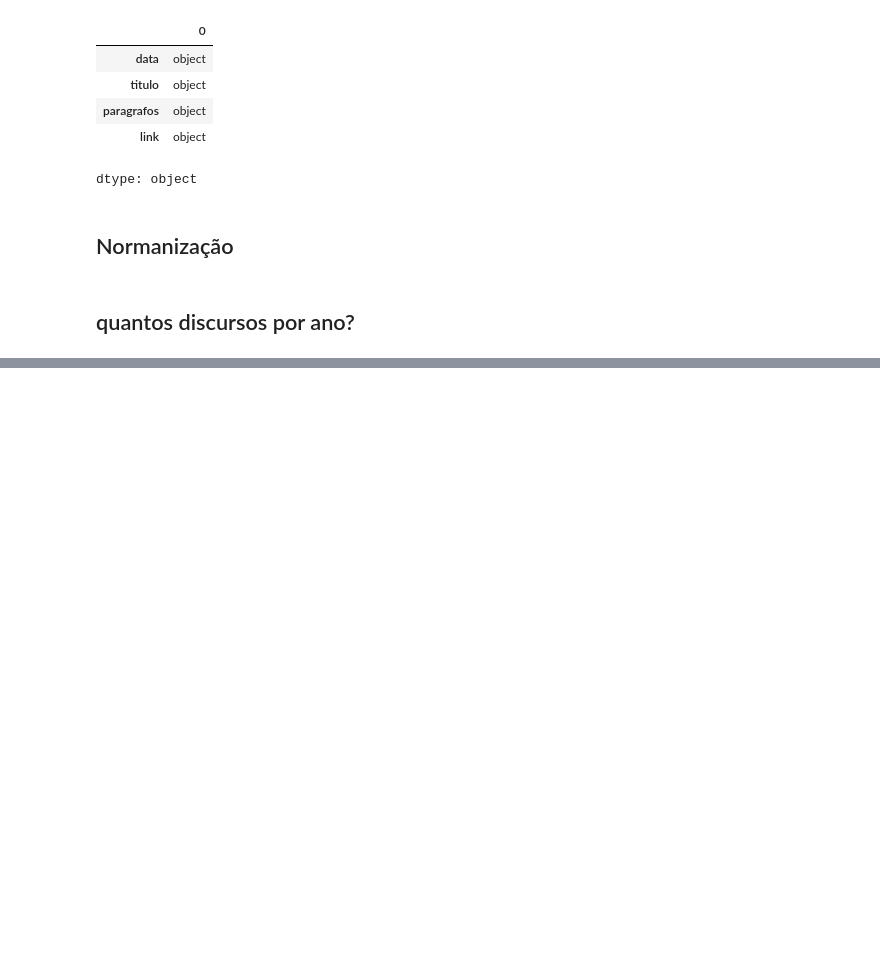
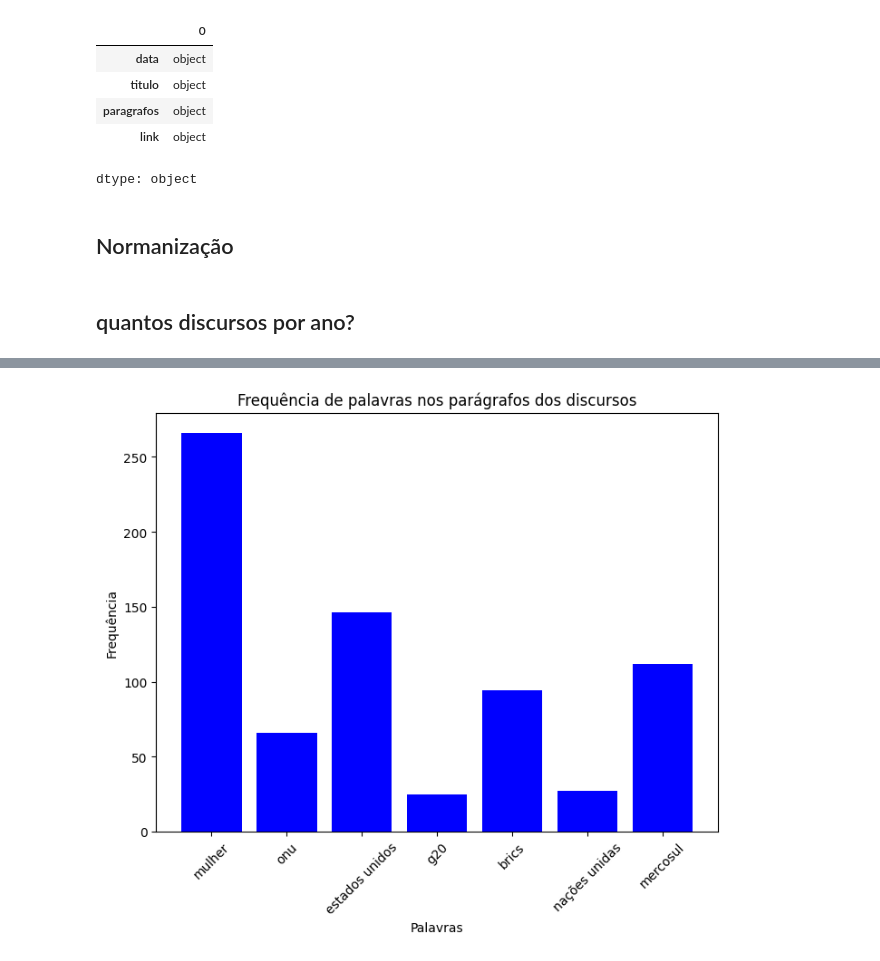
Before and after one commit to juborduchi/fundamentos, a Jupyter notebook: notebooks/analise_dados_01.ipynb, the cells around one changed output, grey strips where cells are left out. Cells and saved outputs as stored; diff of their text form; code cells hidden in the pictures; blank space fills up the shorter version.

```diff
--- a/notebooks/analise_dados_01.ipynb
+++ b/notebooks/analise_dados_01.ipynb
@@ -146,0 +163,20 @@ grafico
+# %%
+from collections import Counter
+lista_termos = ["mulher", "brics", "nomades", "mercosul", "onu", "nações unidas", "estados unidos", "g20"]
+
+def contar_palavras(texto,lista_termos):
+  ##unir todos os parágrafos em uma unica string
+  paragrafos = " ".join(texto)
+
+  contador = Counter()
+  for palavra in lista_termos:
+    contador[palavra] = paragrafos.lower().count(palavra.lower())
+  return contador
+
+## aplicar/chamar a função contar_palavras a coluna de paragrafos e somar as ocorrências
+## [lista_paragrafo01, lista_paragrafo02, lista_paragrafo03]
+frequencias_totais = Counter()
+for texto in df_customizado['paragrafos']:
+  frequencias_totais += contar_palavras(texto,lista_termos) ## chamando a função contar_palavras e tendo como retorno a contagem dos termos listados
+
+frequencias_totais
@@ -146,0 +191,11 @@ grafico
+# %%
+import matplotlib.pyplot as plt
+plt.figure(figsize=(8,6))
+plt.bar(frequencias_totais.keys(),frequencias_totais.values(), color="blue")
+plt.xlabel("Palavras")
+plt.ylabel("Frequência")
+plt.title("Frequência de palavras nos parágrafos dos discursos")
+plt.xticks(rotation=45)
+plt.show()
+# %% [output]
+[figure, added]
```
Also changed, not shown: parts of 8 cells of this notebook.
